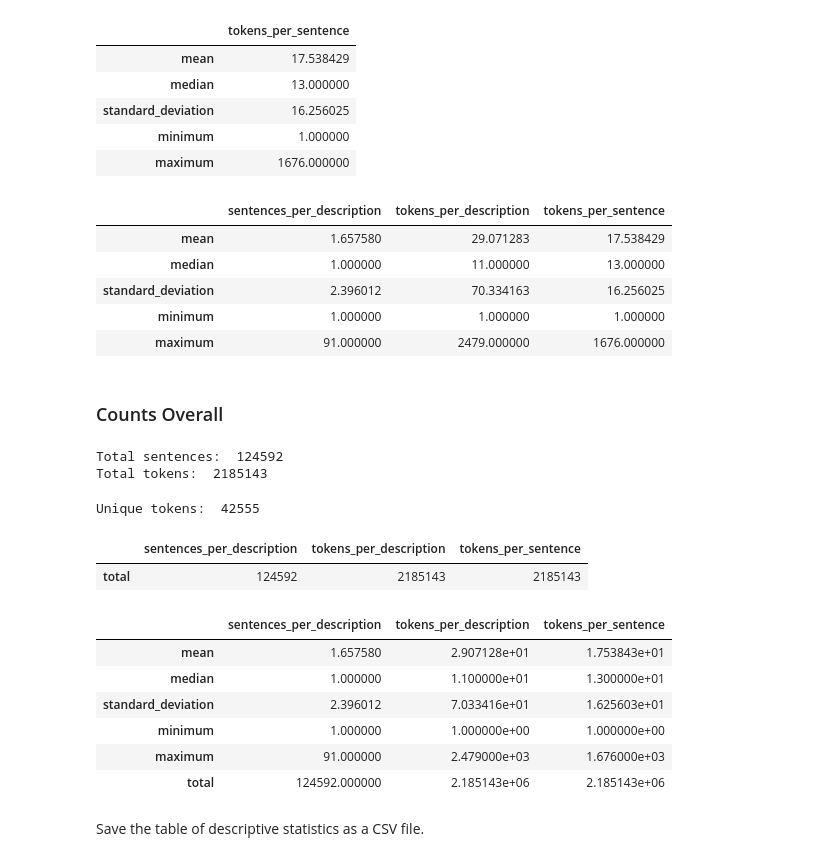
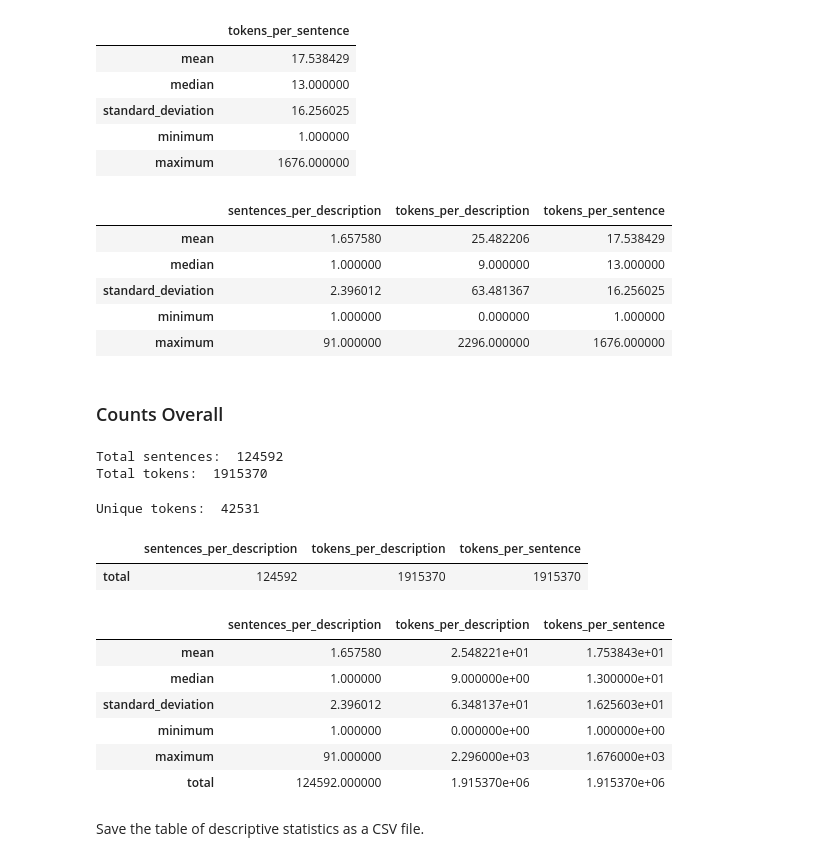
Before and after one commit to thegoose20/nusc, a Jupyter notebook: analysis_metadata_nusc.ipynb, the cells around one changed output. Saved outputs shown, nothing was run; the diff lists cells and outputs as text; code cells hidden in the pictures.

```diff
--- a/analysis_metadata.ipynb
+++ b/analysis_metadata_nusc.ipynb
@@ -106,2 +112,5 @@ descs = ut + bh + sc + pi # EAD only   #all # EAD and Bell      #ut + t # titles
 # %% [markdown]
 ## Exploratory Analysis
+# %%
+punctuation = list(string.punctuation)
+print(punctuation)
@@ -115,7 +126,12 @@ print(len(sentences[1]))
 # %%
 assert len(sentences) == len(descs)
 # %%
-tokens = [word_tokenize(d) for d in descs]
+tokens_with_punc = [word_tokenize(d) for d in descs]
+# Remove punctuation
+tokens = []
+for token_list in tokens_with_punc:
+    new_token_list = [t for t in token_list if t not in punctuation]
+    tokens.append(new_token_list)
 print(tokens[1])
 print(len(tokens[1]))
 # %% [output]
@@ -204,15 +220,15 @@ df_by_sent
 | minimum | 1.000000 |
 | maximum | 1676.000000 |
 # %%
-df = pd.concat([df_by_desc, df_by_sent], axis=1)
-df
+df_stats = pd.concat([df_by_desc, df_by_sent], axis=1)
+df_stats
 # %% [output]
 |  | sentences_per_description | tokens_per_description | tokens_per_sentence |
-| mean | 1.657580 | 29.071283 | 17.538429 |
-| median | 1.000000 | 11.000000 | 13.000000 |
-| standard_deviation | 2.396012 | 70.334163 | 16.256025 |
-| minimum | 1.000000 | 1.000000 | 1.000000 |
-| maximum | 91.000000 | 2479.000000 | 1676.000000 |
+| mean | 1.657580 | 25.482206 | 17.538429 |
+| median | 1.000000 | 9.000000 | 13.000000 |
+| standard_deviation | 2.396012 | 63.481367 | 16.256025 |
+| minimum | 1.000000 | 0.000000 | 1.000000 |
+| maximum | 91.000000 | 2296.000000 | 1676.000000 |
 # %% [markdown]
 ### Counts Overall
 # %%
@@ -226,31 +242,31 @@ print("Total tokens: ", total_tokens)
 # Total tokens:  2446557
 # %% [output]
 Total sentences:  124592
-Total tokens:  2185143
+Total tokens:  1915370
 # %%
 print("Unique tokens: ", len(set(tokens_flat_lower)))
 
 # All EAD + Bell:
 # Unique tokens:  45614
 # %% [output]
-Unique tokens:  42555
+Unique tokens:  42531
 # %%
 df_total = pd.DataFrame({"sentences_per_description":total_sentences, "tokens_per_description":total_tokens, "tokens_per_sentence":total_tokens}, index=["total"])
 df_total
 # %% [output]
 |  | sentences_per_description | tokens_per_description | tokens_per_sentence |
-| total | 124592 | 2185143 | 2185143 |
+| total | 124592 | 1915370 | 1915370 |
 # %%
-df_stats = pd.concat([df, df_total], axis=0)
+df_stats = pd.concat([df_stats, df_total], axis=0)
 df_stats
 # %% [output]
 |  | sentences_per_description | tokens_per_description | tokens_per_sentence |
-| mean | 1.657580 | 2.907128e+01 | 1.753843e+01 |
-| median | 1.000000 | 1.100000e+01 | 1.300000e+01 |
-| standard_deviation | 2.396012 | 7.033416e+01 | 1.625603e+01 |
-| minimum | 1.000000 | 1.000000e+00 | 1.000000e+00 |
-| maximum | 91.000000 | 2.479000e+03 | 1.676000e+03 |
-| total | 124592.000000 | 2.185143e+06 | 2.185143e+06 |
+| mean | 1.657580 | 2.548221e+01 | 1.753843e+01 |
+| median | 1.000000 | 9.000000e+00 | 1.300000e+01 |
+| standard_deviation | 2.396012 | 6.348137e+01 | 1.625603e+01 |
+| minimum | 1.000000 | 0.000000e+00 | 1.000000e+00 |
+| maximum | 91.000000 | 2.296000e+03 | 1.676000e+03 |
+| total | 124592.000000 | 1.915370e+06 | 1.915370e+06 |
 # %% [markdown]
 Save the table of descriptive statistics as a CSV file.
 # %%
```
Also changed, not shown: parts of 15 cells of this notebook, 4 other files.
